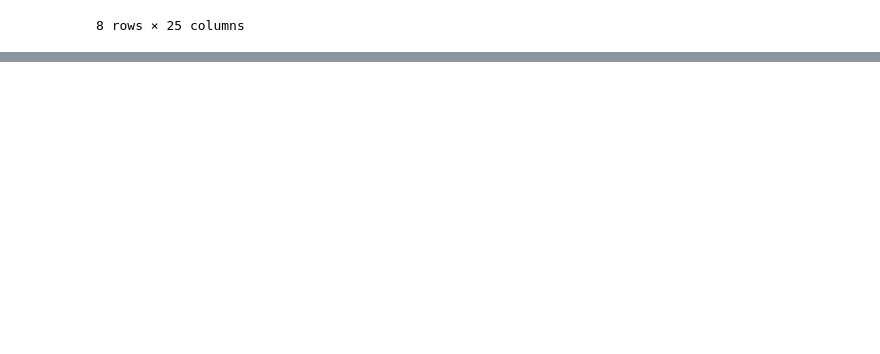
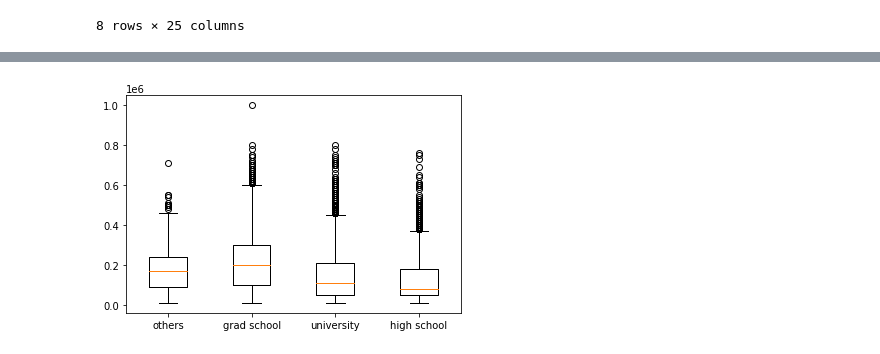
Before and after one commit to techsidh/credit-card-default-prediction, a Jupyter notebook: Credit_Card_Default_PredictioN.ipynb, the cells around one changed output, grey strips where cells are left out. Saved outputs shown, nothing was run; the diff lists cells and outputs as text; code cells hidden in the pictures; blank space fills up the shorter version.

```diff
--- a/Credit_Card_Default_PredictioN.ipynb
+++ b/Credit_Card_Default_PredictioN.ipynb
@@ -214,0 +393,15 @@ df.describe()
+# %%
+# Use boxplot to visualize credit limit grouped by education level
+
+data = []
+for i in [0,1,2,3]:
+    temp = df.loc[df.EDUCATION == i, "LIMIT_BAL"]
+    data.append(temp)
+
+fig, ax = plt.subplots()
+ax.boxplot(data)
+ax.set_xticklabels(["others","grad school", "university", "high school"])
+
+plt.show()
+# %% [output]
+[figure, added]
```
Also changed, not shown: parts of 18 cells of this notebook.
